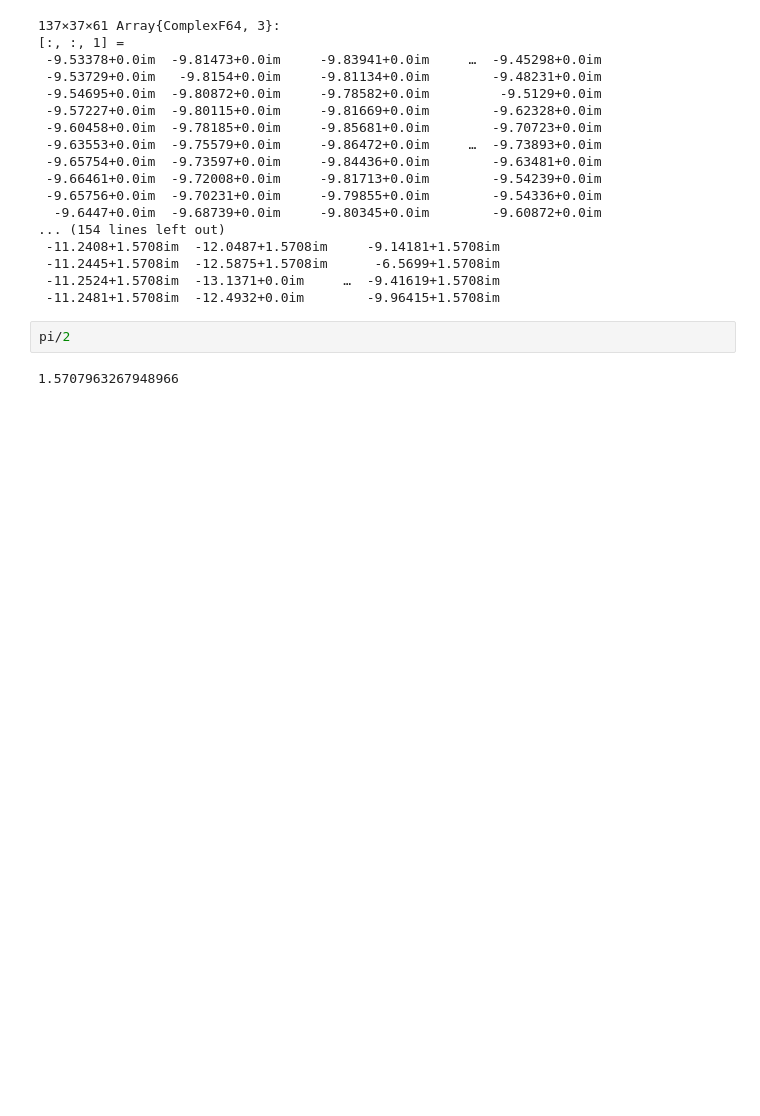
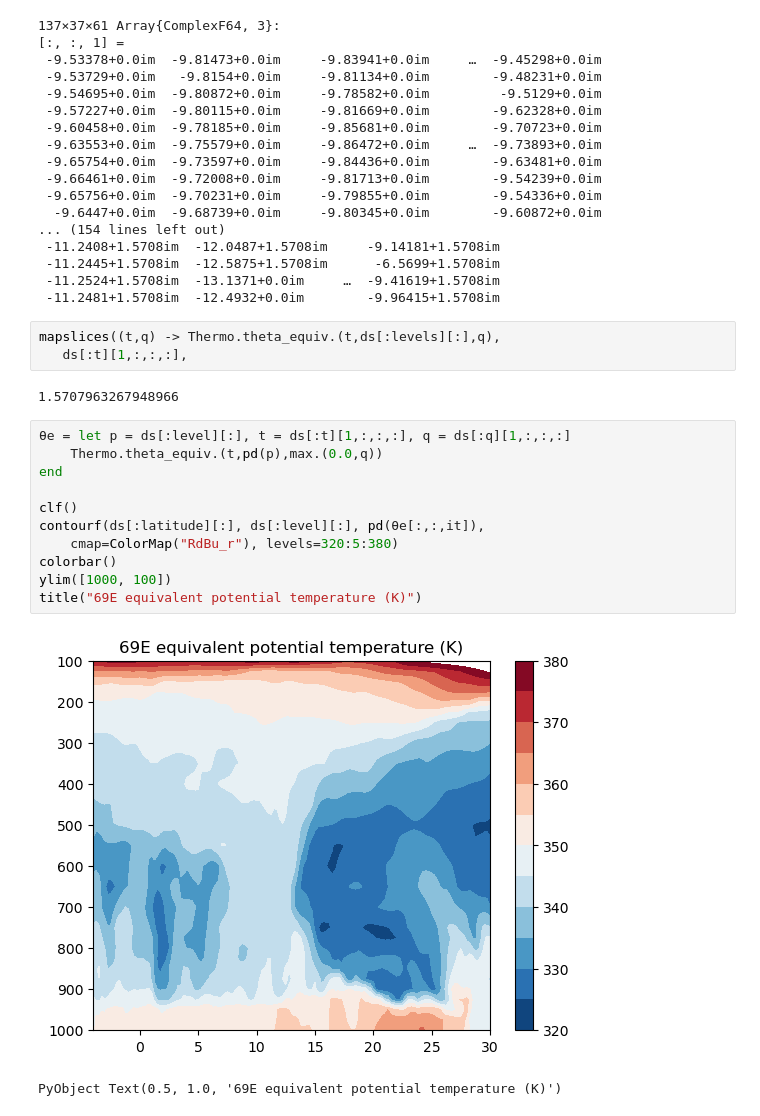
Before and after one commit to deszoeke/ASTRAL-era5, a Jupyter notebook: src/plot_69e.ipynb, the cells around one changed output. Cells and saved outputs as stored; diff of their text form; blank space fills up the shorter version.

Commit message:
equiv pot tmp

```diff
--- a/src/plot_69e.ipynb
+++ b/src/plot_69e.ipynb
@@ -291,7 +409,22 @@ PyObject Text(0.5, 1.0, 'least stable frequency^2')
  -11.2445+1.5708im  -12.5875+1.5708im      -6.5699+1.5708im
  -11.2524+1.5708im  -13.1371+0.0im     …  -9.41619+1.5708im
  -11.2481+1.5708im  -12.4932+0.0im        -9.96415+1.5708im
-# %%
-pi/2
-# %% [output]
-1.5707963267948966
+# %%
+mapslices((t,q) -> Thermo.theta_equiv.(t,ds[:levels][:],q),
+   ds[:t][1,:,:,:],
+# %% [output]
+1.5707963267948966
+# %%
+θe = let p = ds[:level][:], t = ds[:t][1,:,:,:], q = ds[:q][1,:,:,:]
+    Thermo.theta_equiv.(t,pd(p),max.(0.0,q))
+end
+
+clf()
+contourf(ds[:latitude][:], ds[:level][:], pd(θe[:,:,it]),
+    cmap=ColorMap("RdBu_r"), levels=320:5:380)
+colorbar()
+ylim([1000, 100])
+title("69E equivalent potential temperature (K)")
+# %% [output]
+[figure, added]
+PyObject Text(0.5, 1.0, '69E equivalent potential temperature (K)')
```
Also changed, not shown: parts of 6 cells of this notebook.
